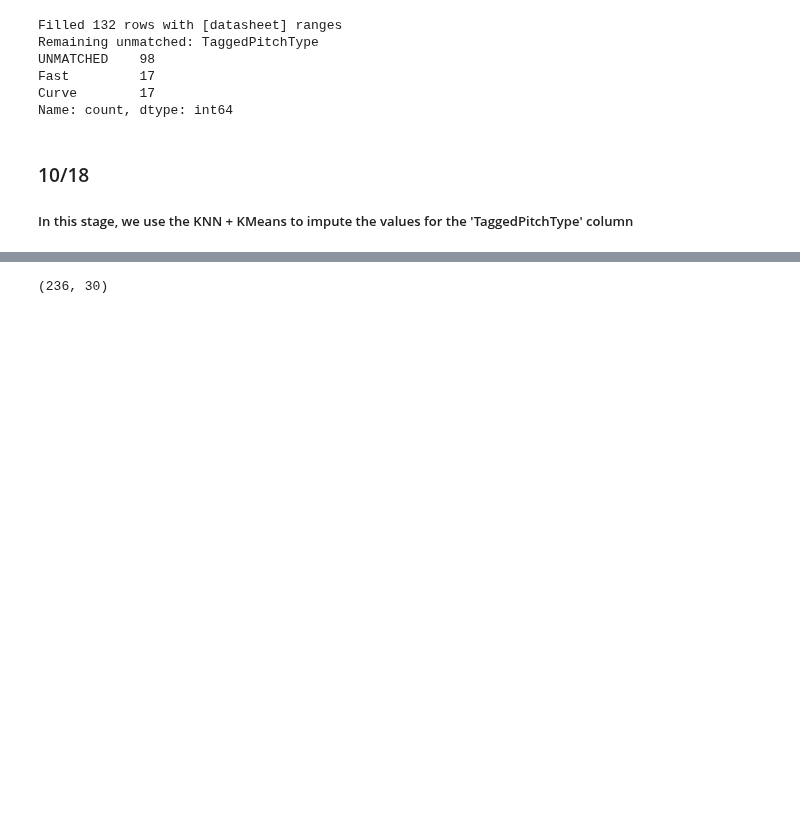
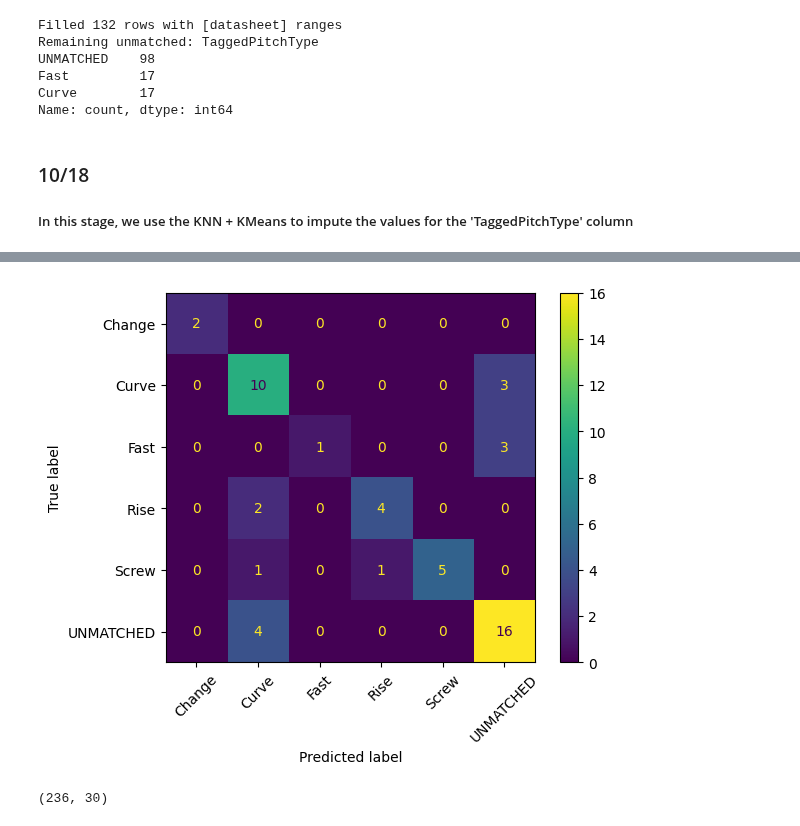
Before and after one commit to mikeSheehey/Tabular_Project_DATA4380, a Jupyter notebook: Notebooks/Softball_4380.ipynb, the cells around one changed output, grey strips where cells are left out. Drawn from its saved outputs; the diff is of its cells as text; code cells hidden in the pictures; blank space fills up the shorter version.

```diff
--- a/Notebooks/Softball_4380.ipynb
+++ b/Notebooks/Softball_4380.ipynb
@@ -359,3 +364,35 @@ Name: count, dtype: int64
 ### 10/18
 
 ##### In this stage, we use the KNN + KMeans to impute the values for the 'TaggedPitchType' column
+# %%
+from sklearn.impute import SimpleImputer
+from sklearn.metrics import accuracy_score
+# Basic Baseline
+# Features
+X = df[pitch_cols]
+y = df['TaggedPitchType']
+
+# Split
+X_train, X_test, y_train, y_test = train_test_split(
+    X,
+    y,
+    test_size=0.2,
+    random_state=42,
+    stratify=y
+)
+
+# Baseline pipeline
+pipe = Pipeline([
+    ('imputer', SimpleImputer(strategy='median')),
+    ('scaler', StandardScaler()),
+    ('knn', KNeighborsClassifier(n_neighbors=5))
+])
+
+# Train
+pipe.fit(X_train, y_train)
+
+# Predict
+y_pred = pipe.predict(X_test)
+
+print("Accuracy:", accuracy_score(y_test, y_pred))
+print(classification_report(y_test, y_pred))
@@ -362,3 +413,14 @@ Name: count, dtype: int64
+# %%
+from sklearn.metrics import ConfusionMatrixDisplay
+ConfusionMatrixDisplay.from_predictions(
+    y_test,
+    y_pred,
+    xticks_rotation=45
+)
+
+plt.show()
+# %% [output]
+[figure, added]
 # %%
 from sklearn.preprocessing import StandardScaler
 scaler = StandardScaler()
```
Also changed, not shown: parts of 43 cells of this notebook.
